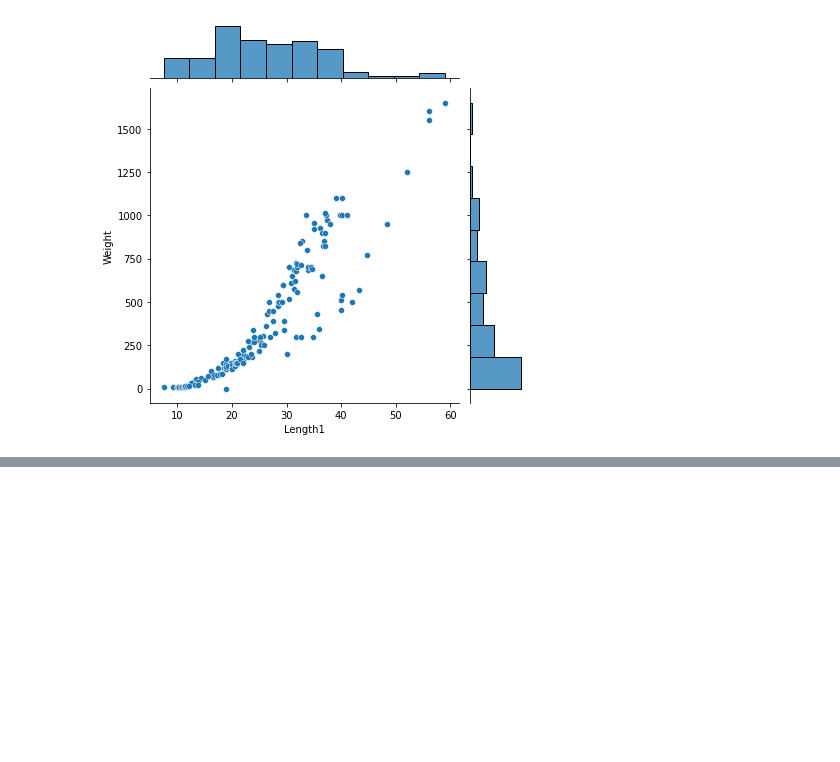
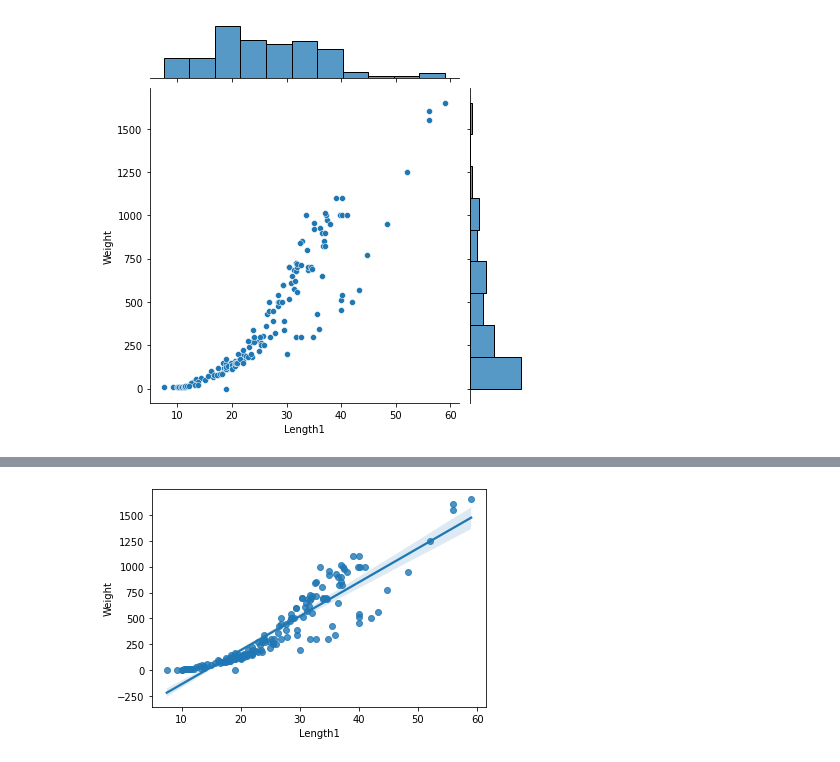
Before and after one commit to farraditai/Tugas-Pembelajaran-Mesin, a Jupyter notebook: Tugas ML/Week 4/Week_4.ipynb, the cells around one changed output, grey strips where cells are left out. Cells and saved outputs as stored; diff of their text form; code cells hidden in the pictures; blank space fills up the shorter version.

```diff
--- a/Tugas ML/Week 4/Week_4.ipynb
+++ b/Tugas ML/Week 4/Week_4.ipynb
@@ -50,0 +66,4 @@ sns.jointplot(data=fish, x="Length1", y="Weight")
+# %%
+sns.regplot(x="Length1", y="Weight", data=fish);
+# %% [output]
+[figure, added]
```
Also changed, not shown: parts of 7 cells of this notebook.
